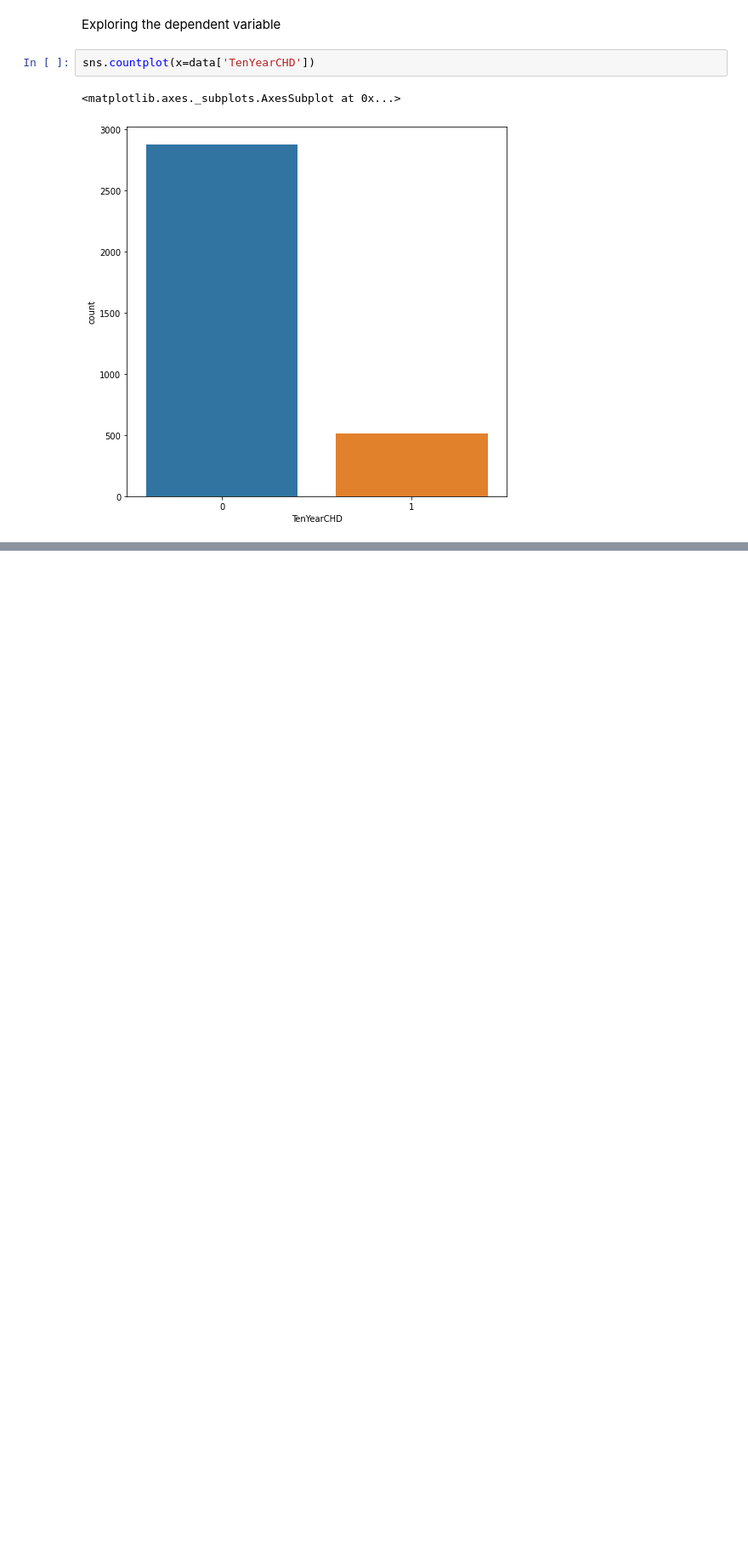
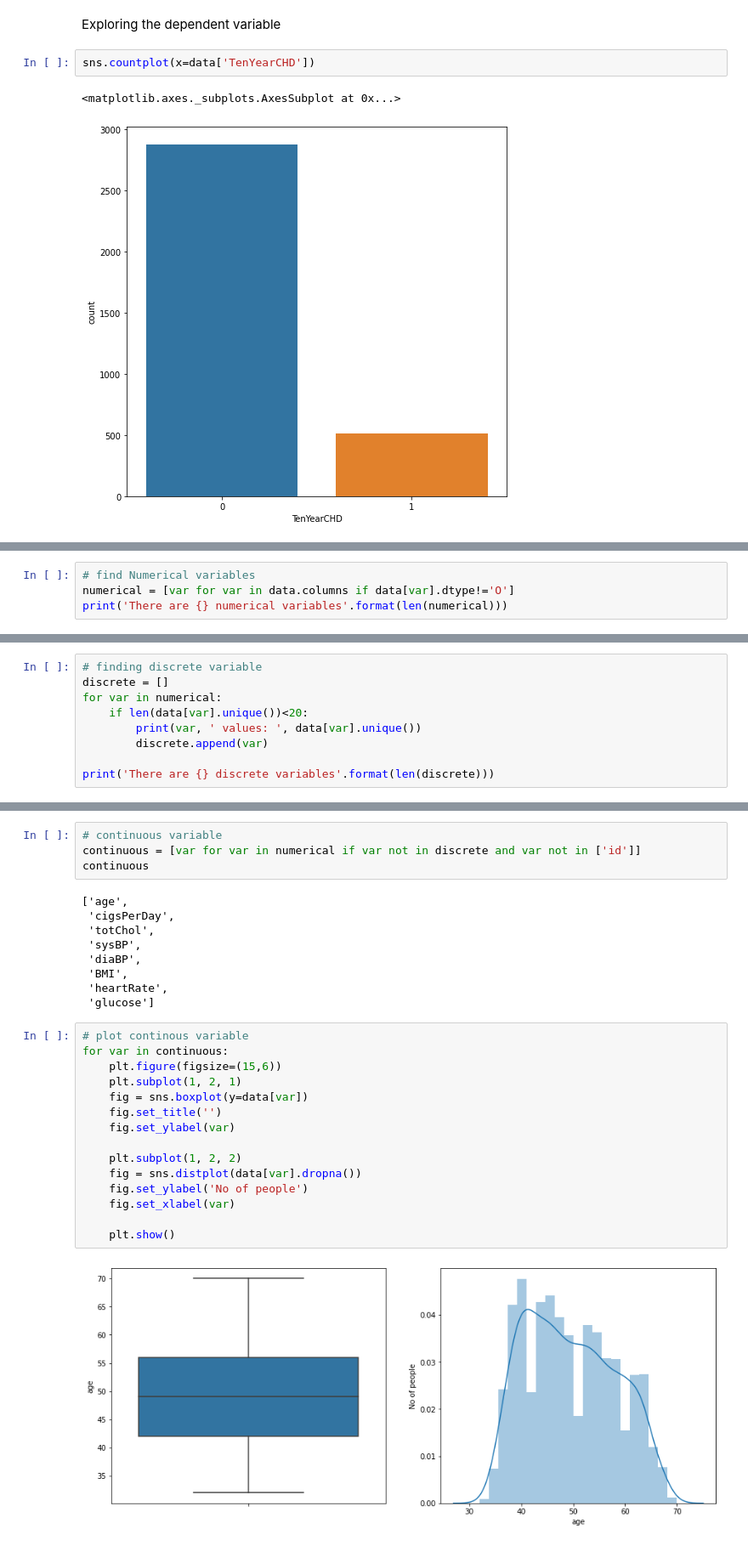
Before and after one commit to junaiskv94/Cardiovascular-Risk-Prediction, a Jupyter notebook: cardiovascular_risk.ipynb, the cells around one changed output, grey strips where cells are left out. Shown at 85% size. Saved outputs shown, nothing was run; the diff lists cells and outputs as text; blank space fills up the shorter version.

```diff
--- a/cardiovascular_risk.ipynb
+++ b/cardiovascular_risk.ipynb
@@ -194,0 +201,4 @@ sns.countplot(x=data['TenYearCHD'])
+# %%
+# find Numerical variables
+numerical = [var for var in data.columns if data[var].dtype!='O']
+print('There are {} numerical variables'.format(len(numerical)))
@@ -194,0 +207,9 @@ sns.countplot(x=data['TenYearCHD'])
+# %%
+# finding discrete variable
+discrete = []
+for var in numerical:
+    if len(data[var].unique())<20:
+        print(var, ' values: ', data[var].unique())
+        discrete.append(var)
+
+print('There are {} discrete variables'.format(len(discrete)))
@@ -194,0 +224,30 @@ sns.countplot(x=data['TenYearCHD'])
+# %%
+# continuous variable
+continuous = [var for var in numerical if var not in discrete and var not in ['id']]
+continuous
+# %% [output]
+['age',
+ 'cigsPerDay',
+ 'totChol',
+ 'sysBP',
+ 'diaBP',
+ 'BMI',
+ 'heartRate',
+ 'glucose']
+# %%
+# plot continous variable
+for var in continuous:
+    plt.figure(figsize=(15,6))
+    plt.subplot(1, 2, 1)
+    fig = sns.boxplot(y=data[var])
+    fig.set_title('')
+    fig.set_ylabel(var)
+
+    plt.subplot(1, 2, 2)
+    fig = sns.distplot(data[var].dropna())
+    fig.set_ylabel('No of people')
+    fig.set_xlabel(var)
+
+    plt.show()
+# %% [output]
+[figure, added]
```
Also changed, not shown: parts of 8 cells of this notebook.
